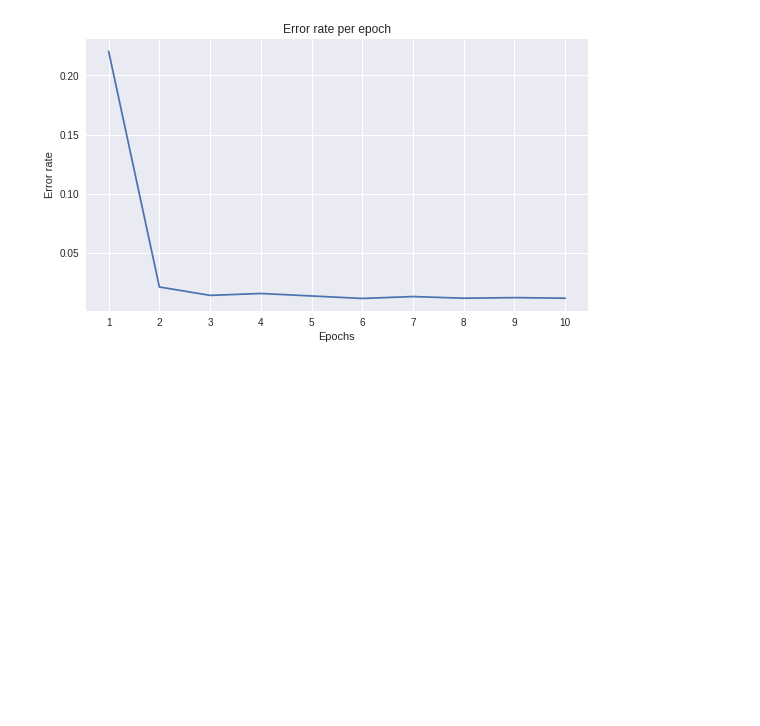
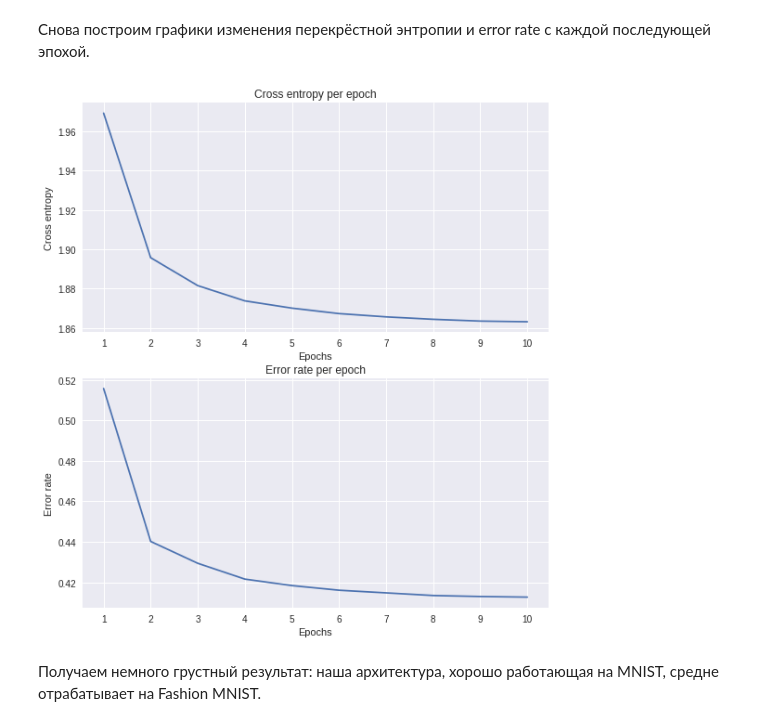
Before and after one commit to BakasaRus/IntelligentSystems, a Jupyter notebook: Labs/CNN.ipynb, the cells around one changed output. Drawn from its saved outputs; the diff is of its cells as text; code cells hidden in the pictures; blank space fills up the shorter version.

```diff
--- a/Labs/CNN.ipynb
+++ b/Labs/CNN.ipynb
@@ -133,0 +176,18 @@ plt.show()
+# %%
+train_loader = torch.utils.data.DataLoader(
+    datasets.FashionMNIST('../data', train=True, download=True,
+                          transform=transforms.Compose([
+                       transforms.ToTensor(),
+                       transforms.Normalize((0.1307,), (0.3081,))
+                   ])),
+                          batch_size=batch_size,
+                          shuffle=True, **kwargs)
+
+test_loader = torch.utils.data.DataLoader(
+    datasets.FashionMNIST('../data', train=False,
+                          transform=transforms.Compose([
+                               transforms.ToTensor(),
+                               transforms.Normalize((0.1307,), (0.3081,))
+                          ])),
+                          batch_size=test_batch_size,
+                          shuffle=True, **kwargs)
@@ -133,0 +208,10 @@ plt.show()
+# %%
+losses = []
+error_rates = []
+
+for epoch in range(1, epochs + 1):
+    train(model, device, train_loader, optimizer, epoch, log_interval)
+    (loss, accuracy) = test(model, device, test_loader)
+    losses.append(loss)
+    error_rates.append(1 - accuracy)
+    scheduler.step()
@@ -134,12 +236,25 @@ plt.show()
+# %% [markdown]
+Снова построим графики изменения перекрёстной энтропии и error rate с каждой последующей эпохой.
 # %%
-plt.figure(figsize=(9, 5))
+plt.figure(figsize=(9, 10))
+plt.subplot(211)
+plt.title('Cross entropy per epoch')
+plt.xlabel('Epochs')
+plt.xticks(range(1, epochs + 1))
+plt.ylabel('Cross entropy')
+plt.grid(True)
+plt.plot(range(1, epochs + 1), losses)
+
+plt.subplot(212)
 plt.title('Error rate per epoch')
 plt.xlabel('Epochs')
 plt.xticks(range(1, epochs + 1))
 plt.ylabel('Error rate')
 plt.grid(True)
+plt.plot(range(1, epochs + 1), error_rates)
 
-plt.plot(range(1, epochs + 1), error_rates)
 plt.show()
 # %% [output]
-[figure, old version]
+[figure, new version]
+# %% [markdown]
+Получаем немного грустный результат: наша архитектура, хорошо работающая на MNIST, средне отрабатывает на Fashion MNIST.
```
Also changed, not shown: parts of 16 cells of this notebook.
